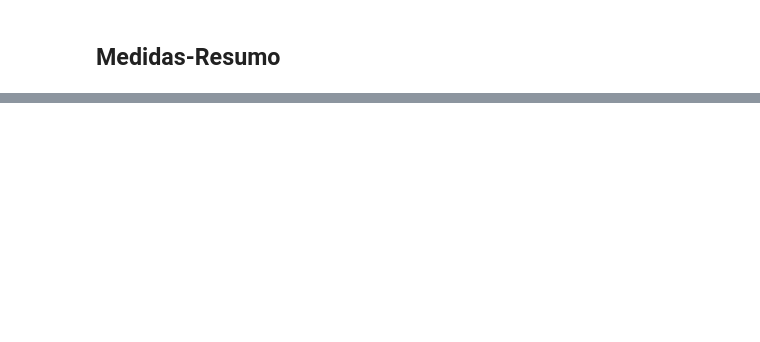
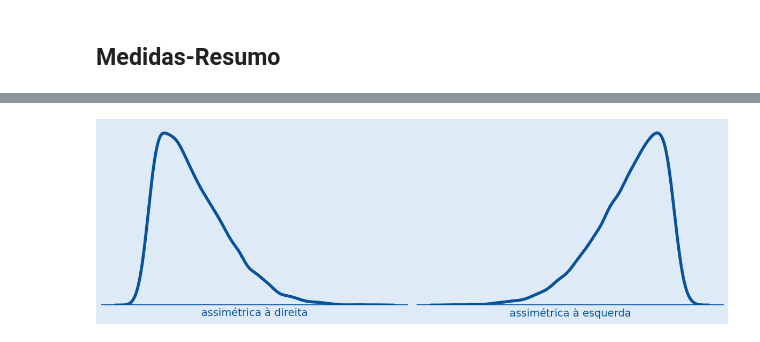
Before and after one commit to PVC2020/Estatistica_basica, a Jupyter notebook: estat_stica_computacional_em_python_capitulo_2.ipynb, the cells around one changed output, grey strips where cells are left out. Drawn from its saved outputs; the diff is of its cells as text; code cells hidden in the pictures; blank space fills up the shorter version.

```diff
--- a/estat_stica_computacional_em_python_capitulo_2.ipynb
+++ b/estat_stica_computacional_em_python_capitulo_2.ipynb
@@ -75,0 +372,43 @@ Desvio Padrão: 1.4142
+# %%
+import numpy as np
+import matplotlib.pyplot as plt
+import seaborn as sns
+from scipy.stats import skewnorm
+
+# 1. Gerando dados teóricos com assimetria
+# O parâmetro 'a' define a distorção. a > 0 (direita), a < 0 (esquerda)
+dados_direita = skewnorm.rvs(a=10, size=10000, random_state=42)
+dados_esquerda = skewnorm.rvs(a=-10, size=10000, random_state=42)
+
+# 2. Configurando o visual para ficar igual ao livro (fundo azul claro)
+fig, eixos = plt.subplots(1, 2, figsize=(12, 4))
+cor_fundo = '#DEEBF7' # Azul bem clarinho
+cor_linha = '#08519C' # Azul escuro para a curva
+
+fig.patch.set_facecolor(cor_fundo)
+
+# 3. Desenhando a curva Assimétrica à Direita
+sns.kdeplot(dados_direita, ax=eixos[0], color=cor_linha, linewidth=4)
+eixos[0].set_facecolor(cor_fundo)
+eixos[0].set_xlabel('assimétrica à direita', fontsize=14, color=cor_linha)
+
+# 4. Desenhando a curva Assimétrica à Esquerda
+sns.kdeplot(dados_esquerda, ax=eixos[1], color=cor_linha, linewidth=4)
+eixos[1].set_facecolor(cor_fundo)
+eixos[1].set_xlabel('assimétrica à esquerda', fontsize=14, color=cor_linha)
+
+# 5. Limpando os eixos (removendo bordas e números para focar só no formato, igual à imagem)
+for ax in eixos:
+    ax.set_ylabel('')
+    ax.set_yticks([]) # Remove os números do eixo Y
+    ax.set_xticks([]) # Remove os números do eixo X
+    # Deixando apenas a linha inferior do eixo
+    ax.spines['top'].set_visible(False)
+    ax.spines['right'].set_visible(False)
+    ax.spines['left'].set_visible(False)
+    ax.spines['bottom'].set_color(cor_linha)
+
+plt.tight_layout()
+plt.show()
+# %% [output]
+[figure, added]
```
Also changed, not shown: parts of 10 cells of this notebook.
